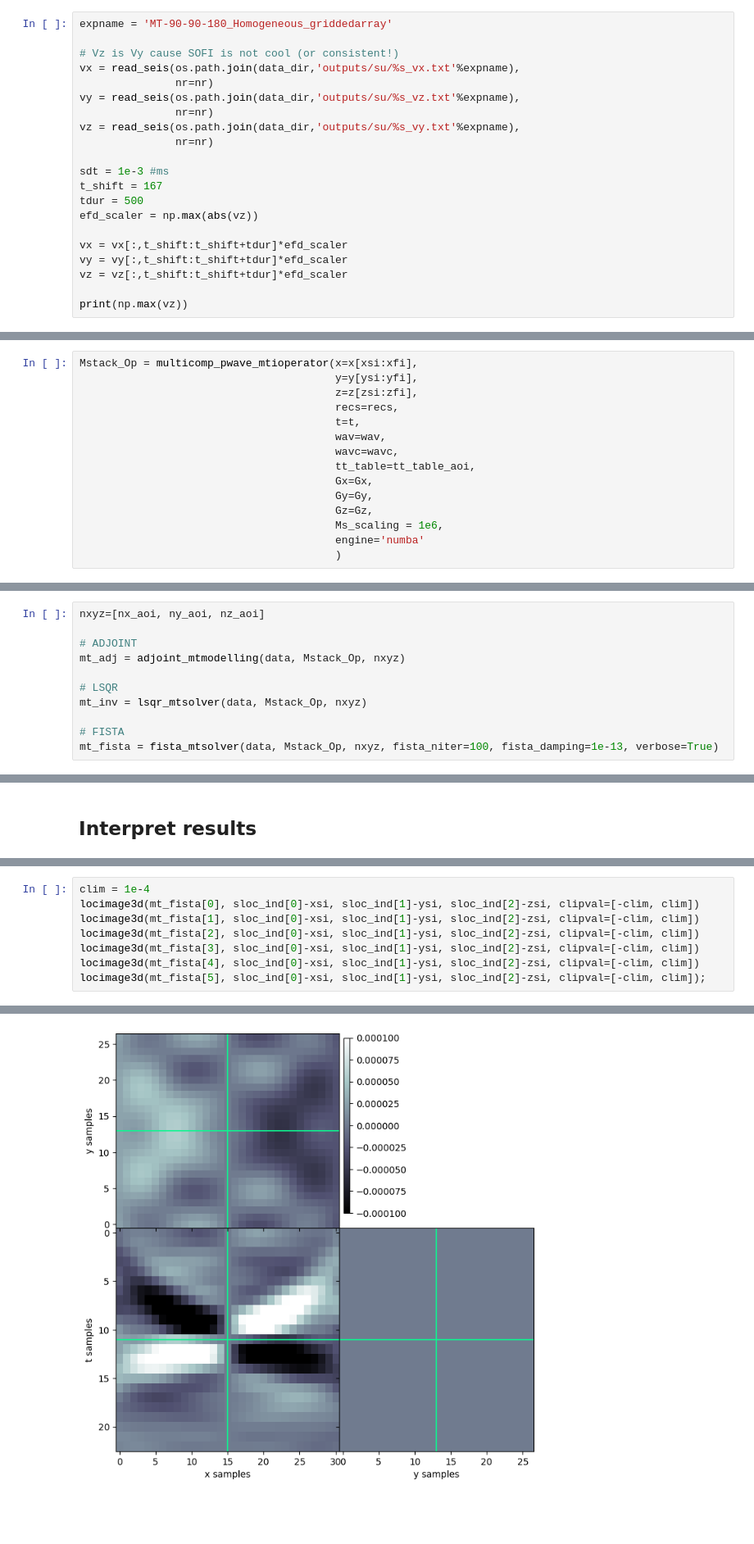
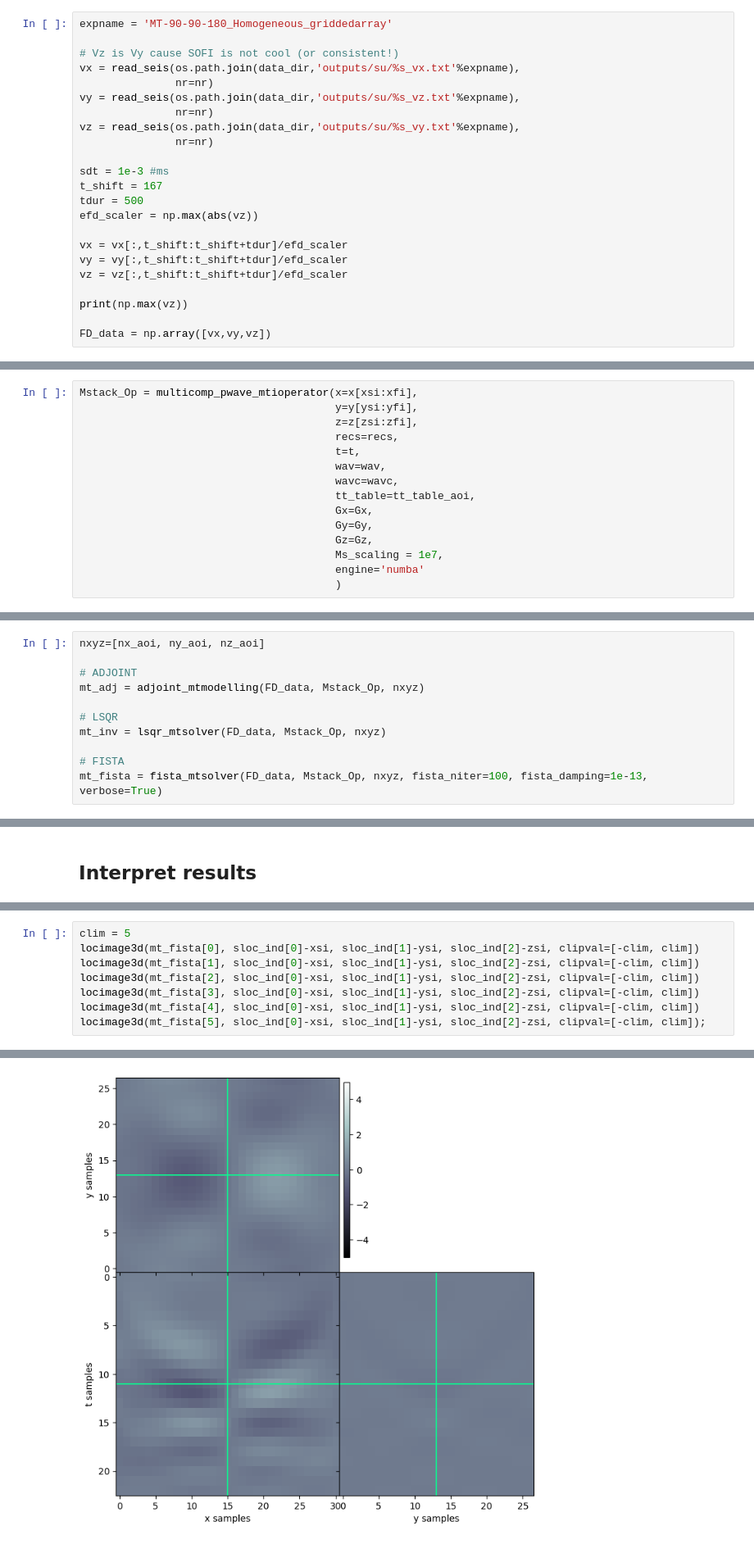
Before and after one commit to FraCSPy/FraCSPy, a Jupyter notebook: Notebooks/MTWI_Examples/MTWI_3Component_PWave_eFDHomo.ipynb, the cells around one changed output, grey strips where cells are left out. Shown: that part at 82% size. Cells and saved outputs as stored; diff of their text form; blank space fills up the shorter version.

```diff
--- a/Notebooks/MTWI_Examples/MTWI_3Component_PWave_eFDHomo.ipynb
+++ b/Notebooks/MTWI_Examples/MTWI_3Component_PWave_eFDHomo.ipynb
@@ -74,9 +74,11 @@ t_shift = 167
 tdur = 500
 efd_scaler = np.max(abs(vz))
 
-vx = vx[:,t_shift:t_shift+tdur]*efd_scaler
-vy = vy[:,t_shift:t_shift+tdur]*efd_scaler
-vz = vz[:,t_shift:t_shift+tdur]*efd_scaler
+vx = vx[:,t_shift:t_shift+tdur]/efd_scaler
+vy = vy[:,t_shift:t_shift+tdur]/efd_scaler
+vz = vz[:,t_shift:t_shift+tdur]/efd_scaler
 
 print(np.max(vz))
+
+FD_data = np.array([vx,vy,vz])
 # %% [output]
@@ -193,7 +203,7 @@ Mstack_Op = multicomp_pwave_mtioperator(x=x[xsi:xfi],
                                         Gx=Gx,
                                         Gy=Gy,
                                         Gz=Gz,
-                                        Ms_scaling = 1e6,
+                                        Ms_scaling = 1e7,
                                         engine='numba'
                                         )
 # %% [output]
@@ -228,13 +255,13 @@ for ax in axs: ax.axhline([300]), ax.set_ylim([400,200])
 nxyz=[nx_aoi, ny_aoi, nz_aoi]
 
 # ADJOINT
-mt_adj = adjoint_mtmodelling(data, Mstack_Op, nxyz)
+mt_adj = adjoint_mtmodelling(FD_data, Mstack_Op, nxyz)
 
 # LSQR
-mt_inv = lsqr_mtsolver(data, Mstack_Op, nxyz)
+mt_inv = lsqr_mtsolver(FD_data, Mstack_Op, nxyz)
 
 # FISTA
-mt_fista = fista_mtsolver(data, Mstack_Op, nxyz, fista_niter=100, fista_damping=1e-13, verbose=True)
+mt_fista = fista_mtsolver(FD_data, Mstack_Op, nxyz, fista_niter=100, fista_damping=1e-13, verbose=True)
 # %% [output]
 LSQR            Least-squares solution of  Ax = b
 The matrix A has 214500 rows and 115506 columns
@@ -314,5 +341,5 @@ MT at true Source Location (rounded):
 # %%
-clim = 1e-4
+clim = 5
 locimage3d(mt_fista[0], sloc_ind[0]-xsi, sloc_ind[1]-ysi, sloc_ind[2]-zsi, clipval=[-clim, clim])
 locimage3d(mt_fista[1], sloc_ind[0]-xsi, sloc_ind[1]-ysi, sloc_ind[2]-zsi, clipval=[-clim, clim])
 locimage3d(mt_fista[2], sloc_ind[0]-xsi, sloc_ind[1]-ysi, sloc_ind[2]-zsi, clipval=[-clim, clim])
@@ -328 +355 @@ locimage3d(mt_fista[5], sloc_ind[0]-xsi, sloc_ind[1]-ysi, sloc_ind[2]-zsi, clipv
-[figure, old version]
+[figure, new version]
```
Also changed, not shown: parts of 14 cells of this notebook, 6 other files.
